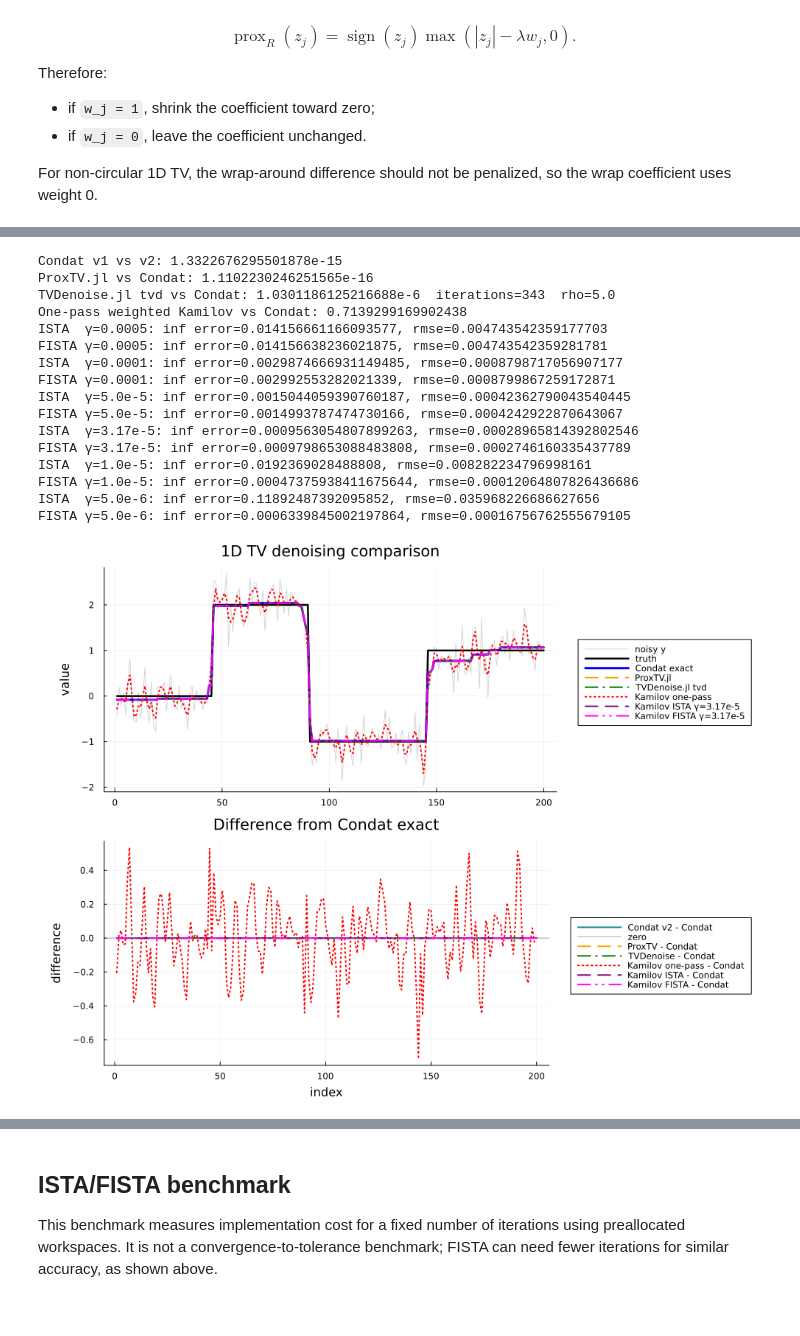
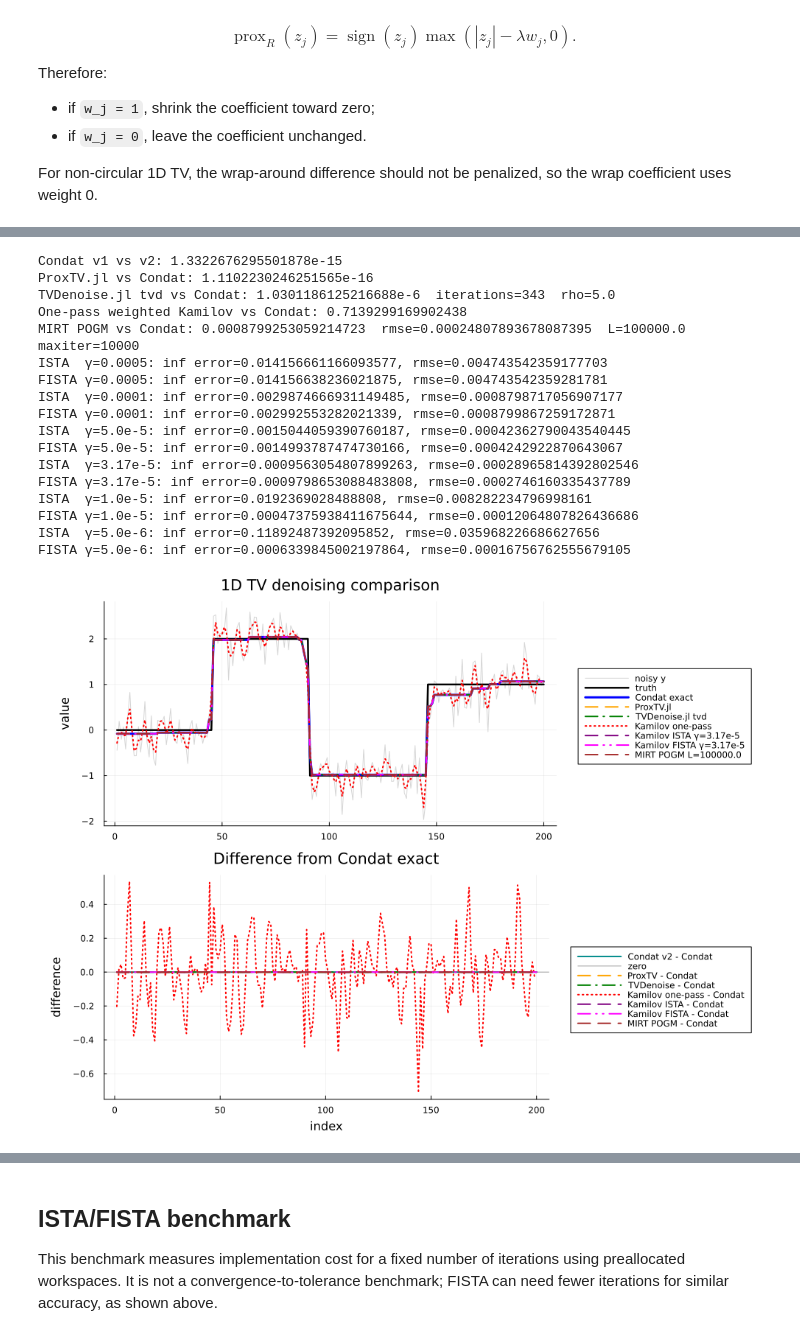
Before and after one commit to XiaochuanLyu/TVDenoising.jl, a Jupyter notebook: main1d.ipynb, the cells around one changed output, grey strips where cells are left out. Cells and saved outputs as stored; diff of their text form; code cells hidden in the pictures.

```diff
--- a/main1d.ipynb
+++ b/main1d.ipynb
@@ -85,11 +93,17 @@ fista_maxiter = 20000
 x_kamilov_ista = Dict(γ => tv1d_kamilov_ista(y, λ; γ=γ, maxiter=ista_maxiter) for γ in gammas)
 x_kamilov_fista = Dict(γ => tv1d_kamilov_fista(y, λ; γ=γ, maxiter=fista_maxiter) for γ in gammas)
 
+pogm_L = 100000.0
+pogm_maxiter = 10_000
+x_kamilov_pogm = tv1d_kamilov_pogm(y, λ; L=pogm_L, maxiter=pogm_maxiter)
+
 println("Condat v1 vs v2: ", norm(x_condat_v1 - x_condat_v2, Inf))
 println("ProxTV.jl vs Condat: ", norm(x_proxtv - x_condat_v1, Inf))
 println("TVDenoise.jl tvd vs Condat: ", norm(x_tvd - x_condat_v1, Inf),
         "  iterations=", hist_tvd.k, "  rho=", ρ_tvd)
 println("One-pass weighted Kamilov vs Condat: ", norm(x_kamilov_onepass - x_condat_v1, Inf))
+println("MIRT POGM vs Condat: ", norm(x_kamilov_pogm - x_condat_v1, Inf),
+        "  rmse=", rmse(x_kamilov_pogm, x_condat_v1), "  L=", pogm_L, "  maxiter=", pogm_maxiter)
 for γ in gammas
     xi = x_kamilov_ista[γ]
     xf = x_kamilov_fista[γ]
@@ -101,6 +115,7 @@ Condat v1 vs v2: 1.3322676295501878e-15
 ProxTV.jl vs Condat: 1.1102230246251565e-16
 TVDenoise.jl tvd vs Condat: 1.0301186125216688e-6  iterations=343  rho=5.0
 One-pass weighted Kamilov vs Condat: 0.7139299169902438
+MIRT POGM vs Condat: 0.0008799253059214723  rmse=0.00024807893678087395  L=100000.0  maxiter=10000
 ISTA  γ=0.0005: inf error=0.014156661166093577, rmse=0.004743542359177703
 FISTA γ=0.0005: inf error=0.014156638236021875, rmse=0.004743542359281781
 ISTA  γ=0.0001: inf error=0.0029874666931149485, rmse=0.0008798717056907177
@@ -138,34 +153,36 @@ plot!(p_signal, x_condat_v1; label="Condat exact", color=:blue, linewidth=3)
 plot!(p_signal, x_proxtv; label="ProxTV.jl", color=:orange, linewidth=2, linestyle=:dash)
 plot!(p_signal, x_tvd; label="TVDenoise.jl tvd", color=:green, linewidth=2, linestyle=:dashdot)
 plot!(p_signal, x_kamilov_onepass; label="Kamilov one-pass", color=:red, linewidth=2, linestyle=:dot)
 plot!(p_signal, x_ista_plot; label="Kamilov ISTA γ=$(γ_plot)", color=:purple, linewidth=2, linestyle=:dash)
 plot!(p_signal, x_fista_plot; label="Kamilov FISTA γ=$(γ_plot)", color=:magenta, linewidth=2, linestyle=:dashdotdot)
+plot!(p_signal, x_kamilov_pogm; label="MIRT POGM L=$(pogm_L)", color=:brown, linewidth=2, linestyle=:dash)
 
 # Bottom panel: compare differences from Condat directly.
 # This makes overlapping exact methods and Kamilov errors visible without cluttering the signal.
 p_error = plot(
     x_condat_v2 .- x_condat_v1;
     label="Condat v2 - Condat",
     color=:cyan4,
     linewidth=2,
     title="Difference from Condat exact",
     xlabel="index",
     ylabel="difference",
     legend=:outerright,
     size=(920, 620),
 )
 hline!(p_error, [0.0]; label="zero", color=:black, linewidth=1, linestyle=:solid, alpha=0.35)
 plot!(p_error, x_proxtv .- x_condat_v1; label="ProxTV - Condat", color=:orange, linewidth=2, linestyle=:dash)
 plot!(p_error, x_tvd .- x_condat_v1; label="TVDenoise - Condat", color=:green, linewidth=2, linestyle=:dashdot)
 plot!(p_error, x_kamilov_onepass .- x_condat_v1; label="Kamilov one-pass - Condat", color=:red, linewidth=2, linestyle=:dot)
 plot!(p_error, x_ista_plot .- x_condat_v1; label="Kamilov ISTA - Condat", color=:purple, linewidth=2, linestyle=:dash)
 plot!(p_error, x_fista_plot .- x_condat_v1; label="Kamilov FISTA - Condat", color=:magenta, linewidth=2, linestyle=:dashdotdot)
+plot!(p_error, x_kamilov_pogm .- x_condat_v1; label="MIRT POGM - Condat", color=:brown, linewidth=2, linestyle=:dash)
 
 p = plot(p_signal, p_error; layout=(2, 1), size=(980, 760), left_margin=6Plots.mm)
 savefig(p, "figures/main1d_signal.png")
 p
 # %% [output]
-[figure, old version]
+[figure, new version]
 # %%
 errs_ista = [norm(x_kamilov_ista[γ] - x_condat_v1, Inf) for γ in gammas]
 errs_fista = [norm(x_kamilov_fista[γ] - x_condat_v1, Inf) for γ in gammas]
```
Also changed, not shown: parts of 6 cells of this notebook, 18 other files.
